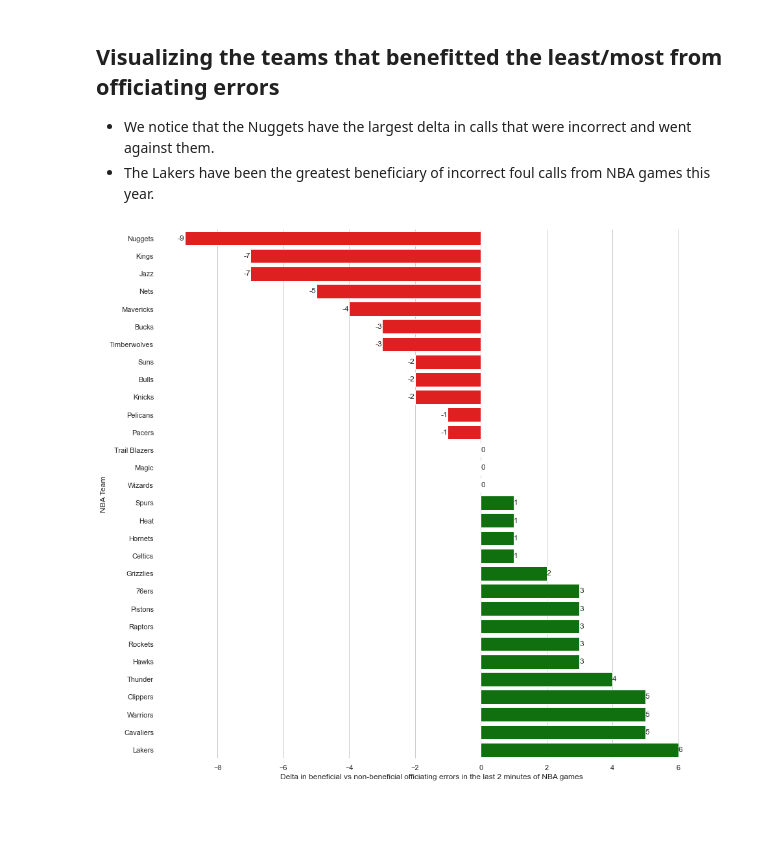
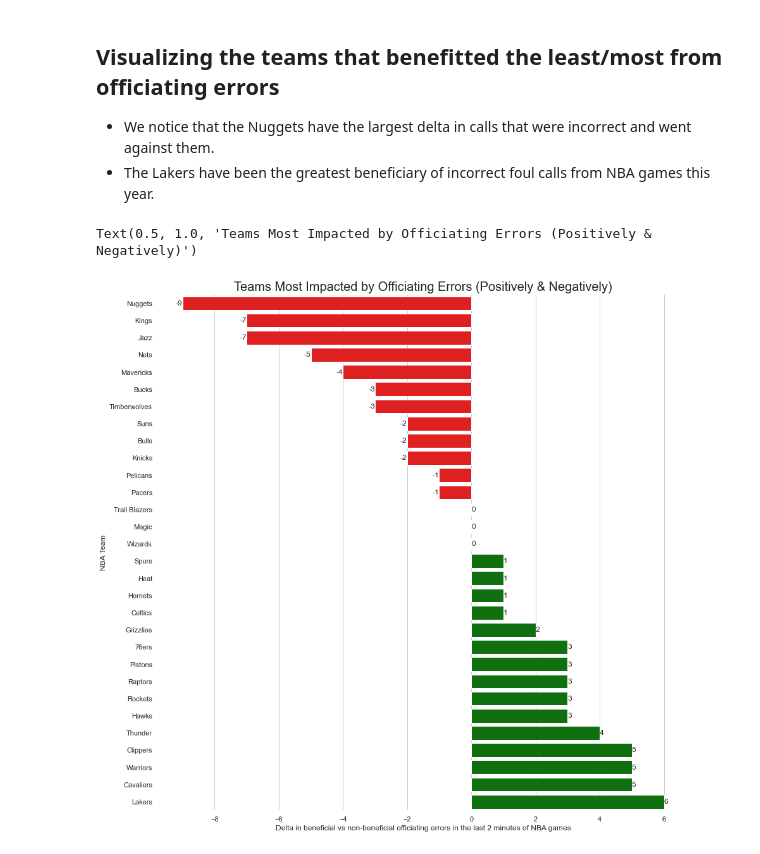
Before and after one commit to adithram/l2m, a Jupyter notebook: notebooks/l2m-visualization.ipynb, the cells around one changed output. Drawn from its saved outputs; the diff is of its cells as text; code cells hidden in the pictures; blank space fills up the shorter version.

```diff
--- a/notebooks/l2m-visualization.ipynb
+++ b/notebooks/l2m-visualization.ipynb
@@ -23,22 +26,24 @@ officiating_error_data = pd.read_csv("../data/insights/officiating_errors.csv")
 # %%
 # Initialize the matplotlib figure
 f, ax = plt.subplots(figsize=(15, 15))
 
 cols = ['red' if x < 0 else 'green' for x in team_error_data.errorDelta]
 sns.barplot(x="errorDelta", y="teamName", data=team_error_data,
             label="Total", palette=cols)
 
 # sns.set_color_codes("muted")
 # sns.barplot(x="errorsAgainst", y="teamName", data=team_error_data,
 #             label="Errors Against", color="g")
 
 # Add a legend and informative axis label
 ax.set(ylabel="NBA Team",
        xlabel="Delta in beneficial vs non-beneficial officiating errors in the last 2 minutes of NBA games")
 ax.bar_label(ax.containers[0])
 sns.despine(left=True, bottom=True)
+plt.title('Teams Most Impacted by Officiating Errors (Positively & Negatively)', fontsize=20)
 # %% [output]
+Text(0.5, 1.0, 'Teams Most Impacted by Officiating Errors (Positively & Negatively)')
-[figure, old version]
+[figure, new version]
 # %%
 # Initialize the matplotlib figure
 f, ax = plt.subplots(figsize=(15, 25))
```
Also changed, not shown: parts of 5 cells of this notebook, 2 other files.
